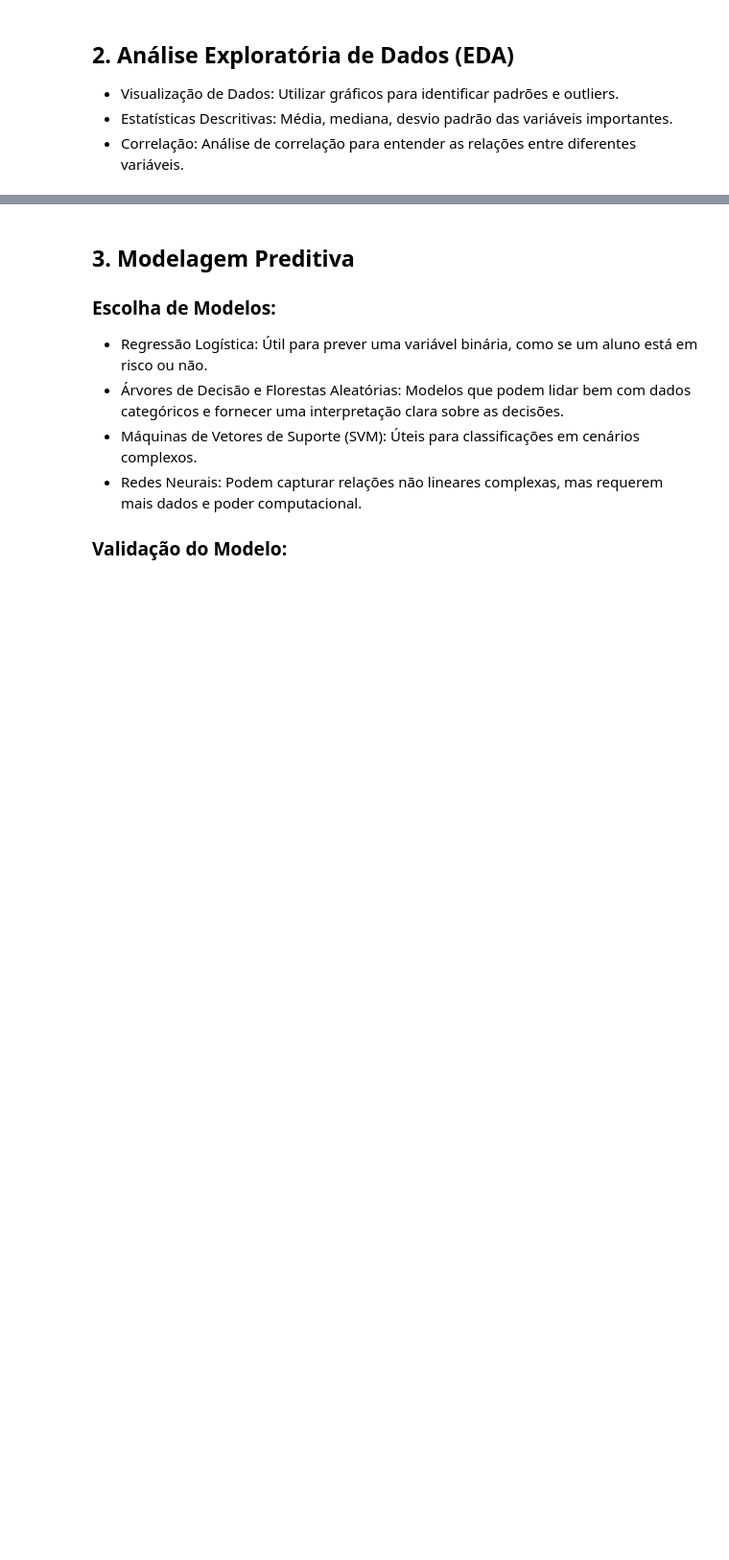
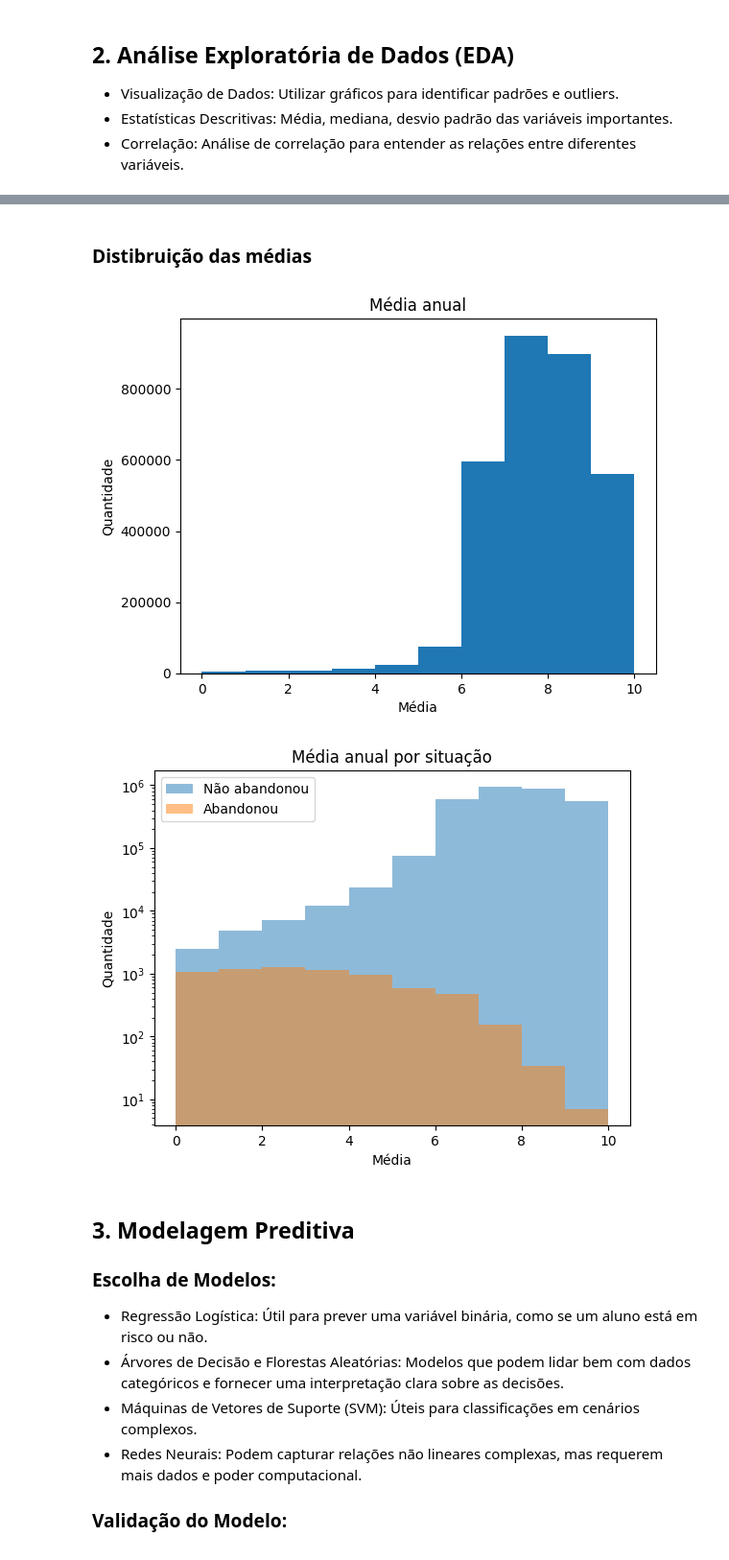
Before and after one commit to clairtonluz/MBA-em-ciencia-de-dados, a Jupyter notebook: Trabalho Final/trabalho.ipynb, the cells around one changed output, grey strips where cells are left out. Shown at 96% size. Saved outputs shown, nothing was run; the diff lists cells and outputs as text; code cells hidden in the pictures; blank space fills up the shorter version.

```diff
--- a/Trabalho Final/trabalho.ipynb
+++ b/Trabalho Final/trabalho.ipynb
@@ -78,3 +317,29 @@ df_boletim.head()
+# %% [markdown]
+### Distibruição das médias
+# %%
+
+df['nr_mediaanual_pt'].plot(kind='hist')
+plt.title('Média anual')
+plt.xlabel('Média')
+plt.ylabel('Quantidade')
+plt.show()
+
+situacoes = df['abandonou'].unique()
+# plot o grafico de médias separado por situação no mesmo gráfico
+
+for situacao in situacoes:
+    label = 'Abandonou' if situacao == 1 else 'Não abandonou'
+    df[df['abandonou'] == situacao]['nr_mediaanual_pt'].plot(kind='hist', alpha=0.5, label=label)
+
+plt.title('Média anual por situação')
+plt.yscale('log')
+plt.xlabel('Média')
+plt.ylabel('Quantidade')
+plt.legend()
+plt.show()
+# %% [output]
+[figure, added]
+[figure, added]
 # %% [markdown]
 ## 3. Modelagem Preditiva
 ### Escolha de Modelos:
```
Also changed, not shown: parts of 37 cells of this notebook, 1 other file.
